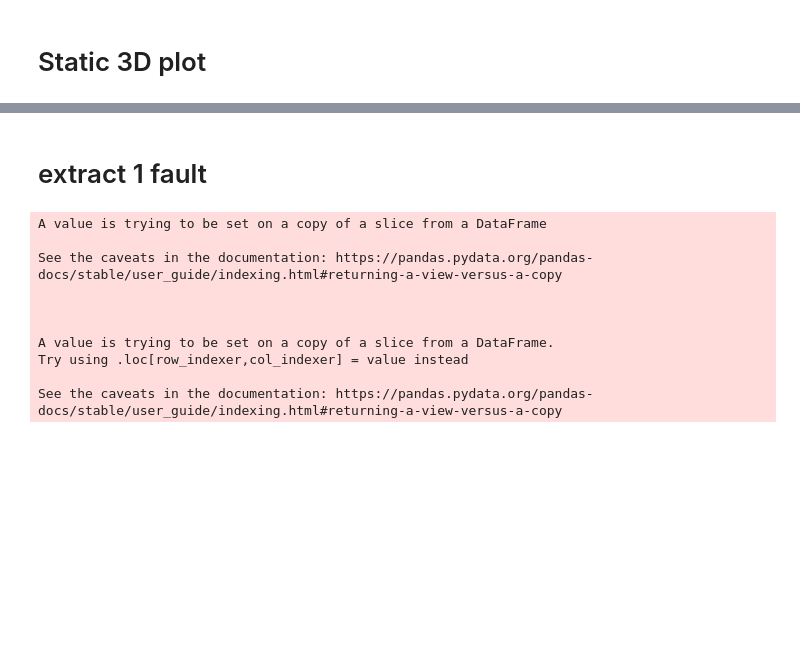
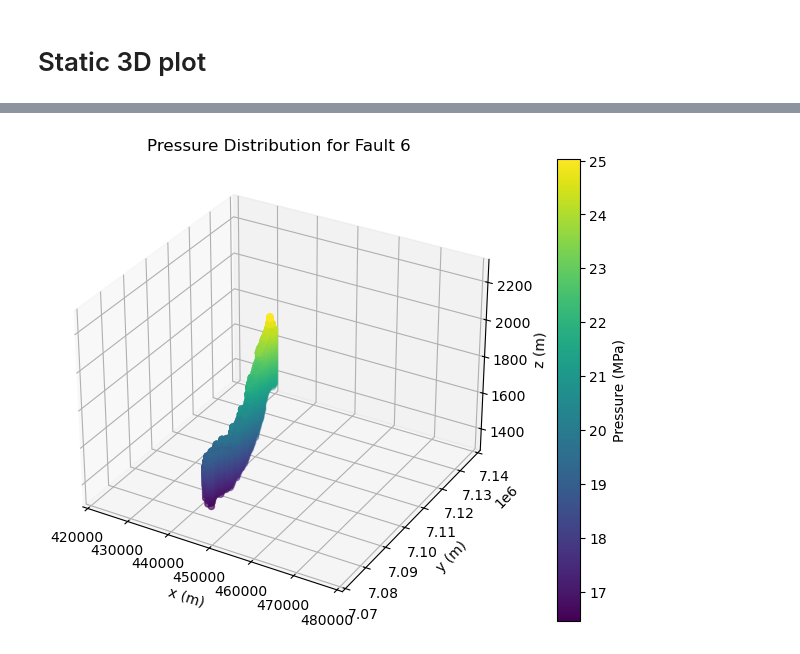
Before and after one commit to JihuiDing/postCMGsim, a Jupyter notebook: nb_plot_3D.ipynb, the cells around one changed output, grey strips where cells are left out. Drawn from its saved outputs; the diff is of its cells as text; code cells hidden in the pictures; blank space fills up the shorter version.

Commit message:
update 3d plots

```diff
--- a/nb_plot_3D.ipynb
+++ b/nb_plot_3D.ipynb
@@ -263,25 +505,33 @@ plt.show()
-# %% [markdown]
-# extract 1 fault
-# %%
-# Load the CSV file
-file_path = 'data/fromMansur_fault_pressure_temp.csv'
-data = pd.read_csv(file_path)
-
-# Filter the data for fault_id=10
-data_1fault = data[data['fault_id'] == 7]
-# Rename columns using a dictionary
-data_1fault.rename(columns={'fault_id': 'faultName', 'is': 'i','js': 'j','ks': 'k','xs': 'x','ys': 'y','zs': 'z',
-                            'temps': 'temperature','pressures': 'pressure'}, inplace=True)
-data_1fault['faultName'] = 'fault7'
-data_1fault.to_csv('data/data_sim_fault7.csv',index=False)
-# %% [output]
-A value is trying to be set on a copy of a slice from a DataFrame
-
-See the caveats in the documentation: https://pandas.pydata.org/pandas-docs/stable/user_guide/indexing.html#returning-a-view-versus-a-copy
-
-
-
-A value is trying to be set on a copy of a slice from a DataFrame.
-Try using .loc[row_indexer,col_indexer] = value instead
-
-See the caveats in the documentation: https://pandas.pydata.org/pandas-docs/stable/user_guide/indexing.html#returning-a-view-versus-a-copy
+# %%
+# parameters
+fault_id = 0; year = 2050; year_list = [2030, 2040, 2050, 2060, 2550, 3050]
+# load data
+coor_fault = np.load('results/JD_Sula_2025_flow_coor&fault_reservoir.npy')
+pres = np.load('data/results_trimmed/case1_PRES.npy')
+# Filter data for the specific fault_id
+mask = (coor_fault[:,:,:,3] == fault_id)
+x_coor,y_coor,z_coor = coor_fault[:,:,:,0][mask], coor_fault[:,:,:,1][mask], coor_fault[:,:,:,2][mask]
+pres_val = pres[:,:,:,year_list.index(year)][mask]/1000 # convert to MPa
+fault_slip_val = fault_slip[:,:,:,year_list.index(year)][mask]
+
+# Create a 3D plot
+fig = plt.figure(figsize=(12, 6))
+ax = fig.add_subplot(111, projection='3d')
+
+# Plot data
+sc = ax.scatter(x_coor, y_coor, z_coor, c=pres_val, cmap='viridis')
+plt.colorbar(sc, label='Pressure (MPa)')
+
+# Set labels
+ax.set_xlabel('x (m)')
+ax.set_ylabel('y (m)')
+ax.set_zlabel('z (m)')
+ax.set_xlim(420000, 480000)
+ax.set_ylim(7070000, 7140000)
+ax.set_zlim(1300, 2300)
+ax.set_title('Pressure Distribution for Fault 6')
+
+# Show plot
+plt.show()
+# %% [output]
+[figure, added]
```
Also changed, not shown: parts of 12 cells of this notebook.
